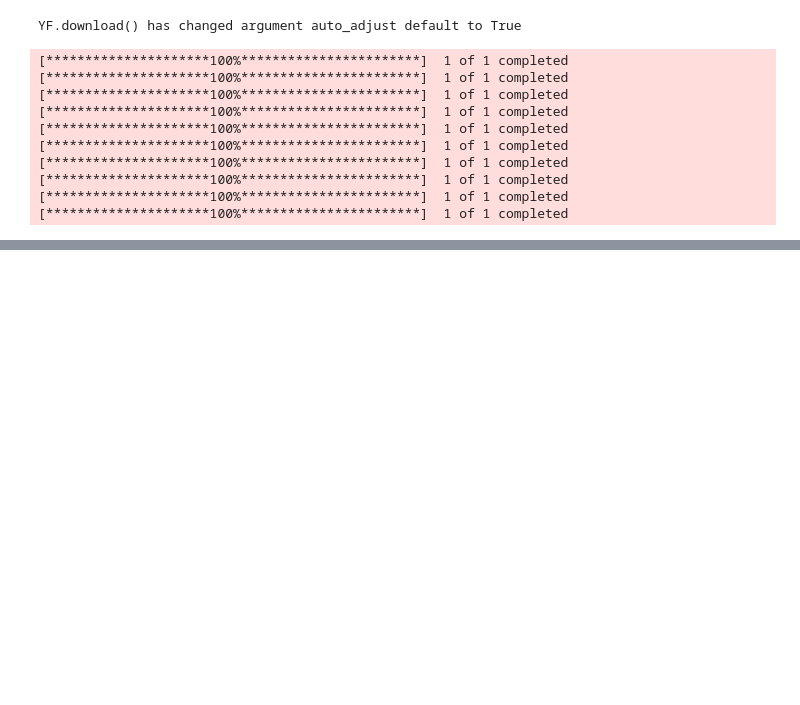
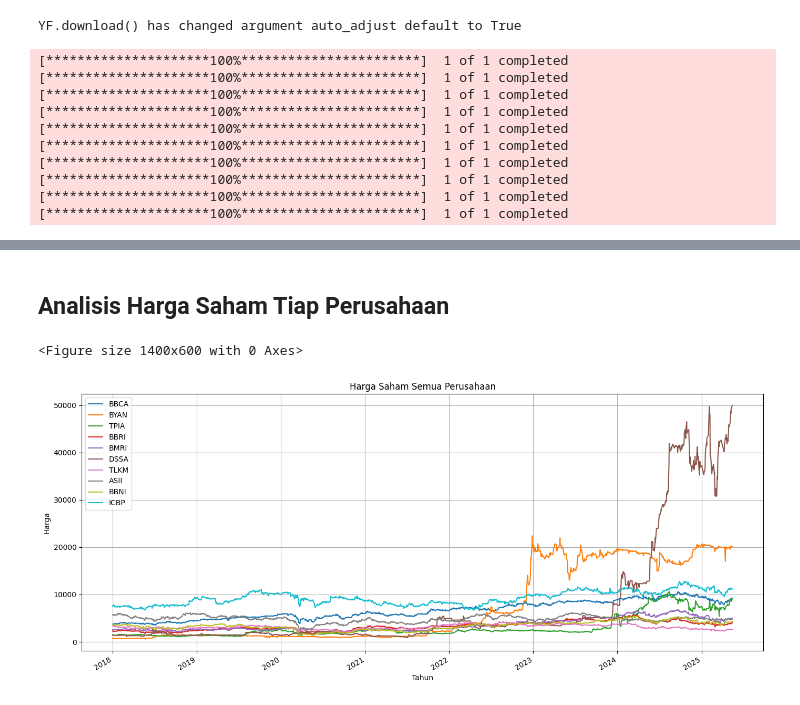
Before and after one commit to Satyavira/render, a Jupyter notebook: Project_Capstone.ipynb, the cells around one changed output, grey strips where cells are left out. Saved outputs shown, nothing was run; the diff lists cells and outputs as text; code cells hidden in the pictures; blank space fills up the shorter version.

```diff
--- a/Project_Capstone.ipynb
+++ b/Project_Capstone.ipynb
@@ -77,0 +77,3 @@ df_all[df_all.isnull().any(axis=1)]
+# %%
+df_all.dropna(inplace=True)
+df_all.isnull().sum()
@@ -77,0 +120,3 @@ df_all[df_all.isnull().any(axis=1)]
+# %%
+df_all = df_all.reset_index()
+df_all
@@ -77,0 +147,3 @@ df_all[df_all.isnull().any(axis=1)]
+# %%
+df_all = df_all.sort_values(by="Date", ascending=True)
+df_all
@@ -77,0 +205,18 @@ df_all[df_all.isnull().any(axis=1)]
+# %% [markdown]
+## Analisis Harga Saham Tiap Perusahaan
+# %%
+dates = df_all['Date']
+stocks = df_all.drop(columns='Date')
+# %%
+plt.figure(figsize=(14, 6))
+stocks.index = dates  # ubah dates jadi index
+stocks.plot(figsize=(14, 6))
+plt.ylabel("Harga")
+plt.xlabel("Tahun")
+plt.title("Harga Saham Semua Perusahaan")
+plt.grid(True)
+plt.tight_layout()
+plt.show()
+# %% [output]
+<Figure size 1400x600 with 0 Axes>
+[figure, added]
```
Also changed, not shown: parts of 36 cells of this notebook, 1 other file.
